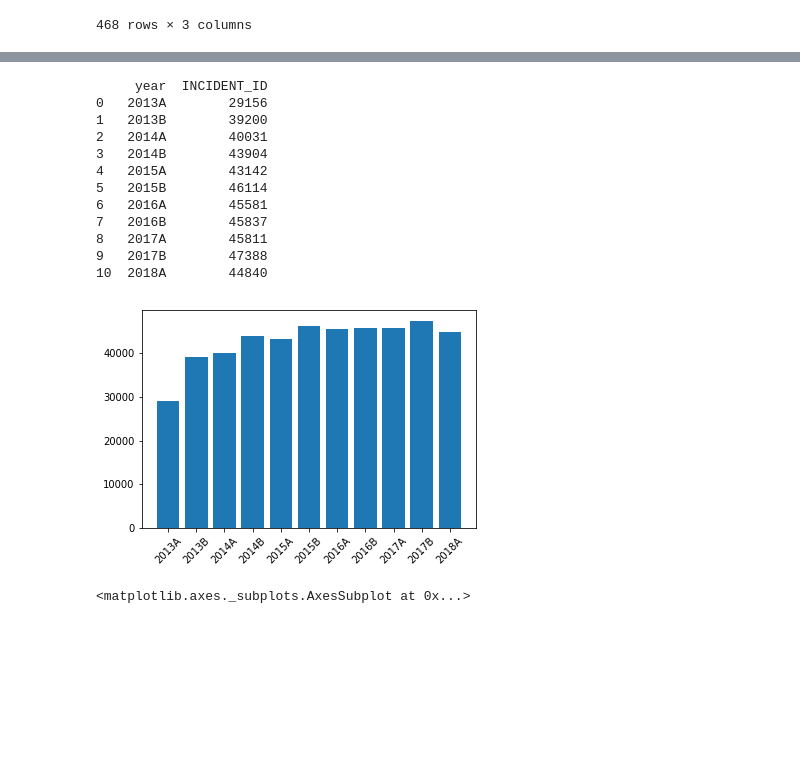
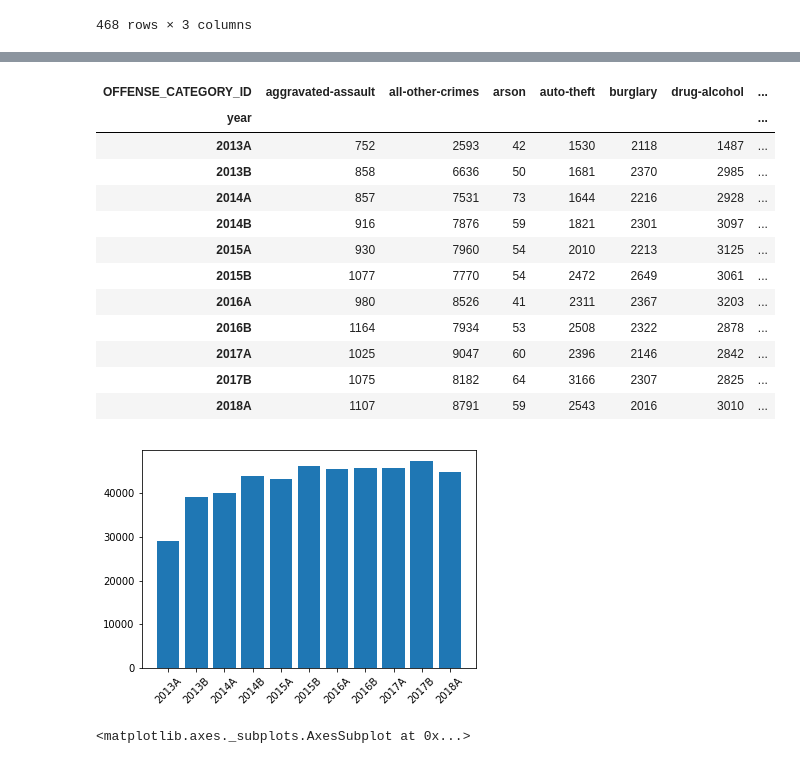
Before and after one commit to lawithers001/Denver-Crime_Truth.or.DARE, a Jupyter notebook: Project_TX.ipynb, the cells around one changed output, grey strips where cells are left out. Cells and saved outputs as stored; diff of their text form; code cells hidden in the pictures; blank space fills up the shorter version.

```diff
--- a/Project_TX.ipynb
+++ b/Project_TX.ipynb
@@ -50,3 +113,19 @@ df.groupby(['Year','NEIGHBORHOOD_ID'])['OFFENSE_ID'].count().reset_index()
+# %%
+df_filter
+# %% [output]
+| OFFENSE_CATEGORY_ID | aggravated-assault | all-other-crimes | arson | auto-theft | burglary | drug-alcohol | ... |
+| year |  |  |  |  |  |  | ... |
+| 2013A | 752 | 2593 | 42 | 1530 | 2118 | 1487 | ... |
+| 2013B | 858 | 6636 | 50 | 1681 | 2370 | 2985 | ... |
+| 2014A | 857 | 7531 | 73 | 1644 | 2216 | 2928 | ... |
+| 2014B | 916 | 7876 | 59 | 1821 | 2301 | 3097 | ... |
+| 2015A | 930 | 7960 | 54 | 2010 | 2213 | 3125 | ... |
+| 2015B | 1077 | 7770 | 54 | 2472 | 2649 | 3061 | ... |
+| 2016A | 980 | 8526 | 41 | 2311 | 2367 | 3203 | ... |
+| 2016B | 1164 | 7934 | 53 | 2508 | 2322 | 2878 | ... |
+| 2017A | 1025 | 9047 | 60 | 2396 | 2146 | 2842 | ... |
+| 2017B | 1075 | 8182 | 64 | 3166 | 2307 | 2825 | ... |
+| 2018A | 1107 | 8791 | 59 | 2543 | 2016 | 3010 | ... |
 # %%
 ok2 = df['GEO_LAT'].notnull()
 ok3 = df['GEO_LON'].notnull()
@@ -56,22 +135,9 @@ df100 = df[ (ok2) & (ok3) ]
 map_1 = df.groupby("year")['INCIDENT_ID'].count().reset_index()
 ok = map_1['year']
 ok_2 = map_1['INCIDENT_ID']
-plt.bar(ok,ok_2)
-plt.xticks(rotation = 45)
-print(map_1)
+plt.bar(ok,ok_2);
+plt.xticks(rotation = 45);
 # %% [output]
-     year  INCIDENT_ID
-0   2013A        29156
-1   2013B        39200
-2   2014A        40031
-3   2014B        43904
-4   2015A        43142
-5   2015B        46114
-6   2016A        45581
-7   2016B        45837
-8   2017A        45811
-9   2017B        47388
-10  2018A        44840
 [figure]
 # %%
 df["drug_related"] = df['OFFENSE_TYPE_ID'].map(lambda x: "Drug related" if "drug" in x else "Not related")
```
Also changed, not shown: parts of 4 cells of this notebook.
